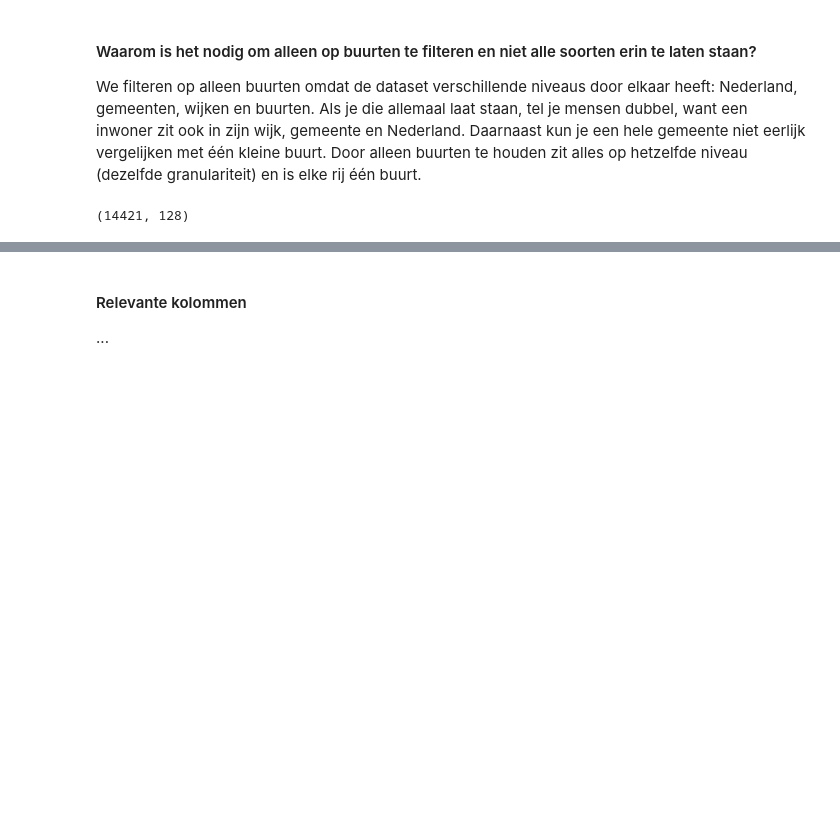
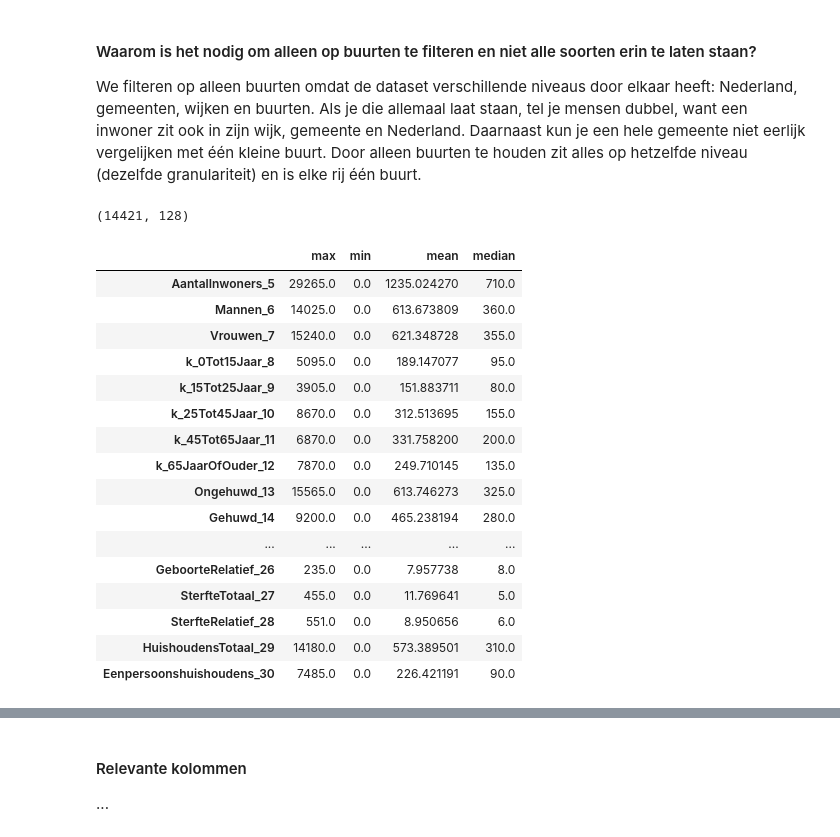
Before and after one commit to DjojovdEerden/Datalab, a Jupyter notebook: Notebook template.ipynb, the cells around one changed output, grey strips where cells are left out. Cells and saved outputs as stored; diff of their text form; code cells hidden in the pictures; blank space fills up the shorter version.

```diff
--- a/Notebook template.ipynb
+++ b/Notebook template.ipynb
@@ -46,6 +46,39 @@ We filteren op alleen buurten omdat de dataset verschillende niveaus door elkaar
 print(buurten.shape)
 # %% [output]
 (14421, 128)
+# %%
+# code die gebruikt is
+overzicht = pd.DataFrame({
+    "kolomnaam": buurten.columns[0:32],
+    "datatype": buurten.dtypes[0:32].astype(str),
+    "waarden": buurten[buurten.columns[0:32]].count(),
+    "missende waarden": buurten[buurten.columns[0:32]].isna().sum()
+})
+
+overzicht
+
+mijn_num = [kolom for kolom in buurten.columns[0:32]
+            if pd.api.types.is_numeric_dtype(buurten[kolom]) and kolom != "ID"]
+
+buurten[mijn_num].agg(["max", "min", "mean", "median"]).T
+# %% [output]
+|  | max | min | mean | median |
+| AantalInwoners_5 | 29265.0 | 0.0 | 1235.024270 | 710.0 |
+| Mannen_6 | 14025.0 | 0.0 | 613.673809 | 360.0 |
+| Vrouwen_7 | 15240.0 | 0.0 | 621.348728 | 355.0 |
+| k_0Tot15Jaar_8 | 5095.0 | 0.0 | 189.147077 | 95.0 |
+| k_15Tot25Jaar_9 | 3905.0 | 0.0 | 151.883711 | 80.0 |
+| k_25Tot45Jaar_10 | 8670.0 | 0.0 | 312.513695 | 155.0 |
+| k_45Tot65Jaar_11 | 6870.0 | 0.0 | 331.758200 | 200.0 |
+| k_65JaarOfOuder_12 | 7870.0 | 0.0 | 249.710145 | 135.0 |
+| Ongehuwd_13 | 15565.0 | 0.0 | 613.746273 | 325.0 |
+| Gehuwd_14 | 9200.0 | 0.0 | 465.238194 | 280.0 |
+| ... | ... | ... | ... | ... |
+| GeboorteRelatief_26 | 235.0 | 0.0 | 7.957738 | 8.0 |
+| SterfteTotaal_27 | 455.0 | 0.0 | 11.769641 | 5.0 |
+| SterfteRelatief_28 | 551.0 | 0.0 | 8.950656 | 6.0 |
+| HuishoudensTotaal_29 | 14180.0 | 0.0 | 573.389501 | 310.0 |
+| Eenpersoonshuishoudens_30 | 7485.0 | 0.0 | 226.421191 | 90.0 |
 # %% [markdown]
 #### Omschrijving van de kolommen
 
```
Also changed, not shown: parts of 1 cell of this notebook.
